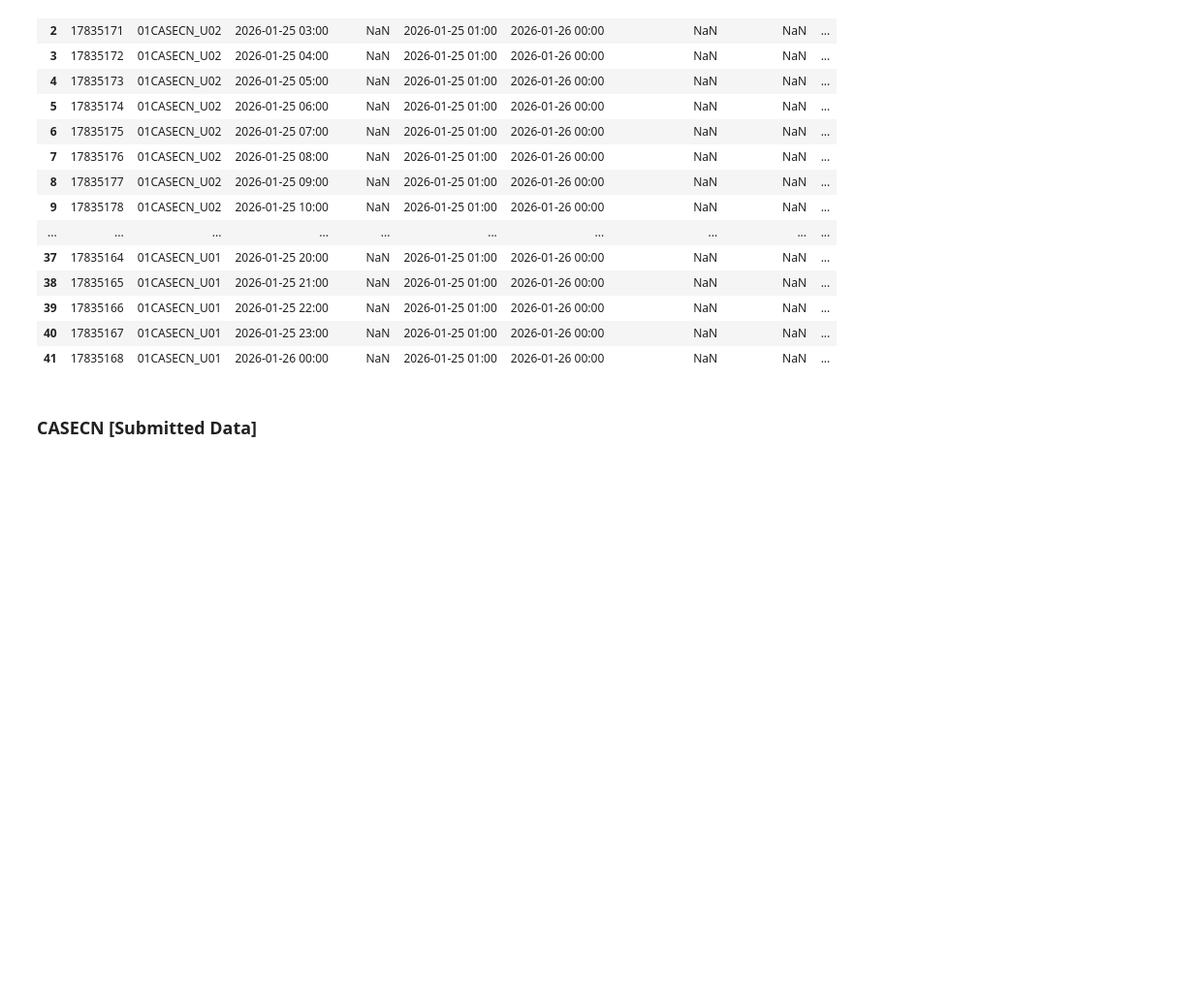
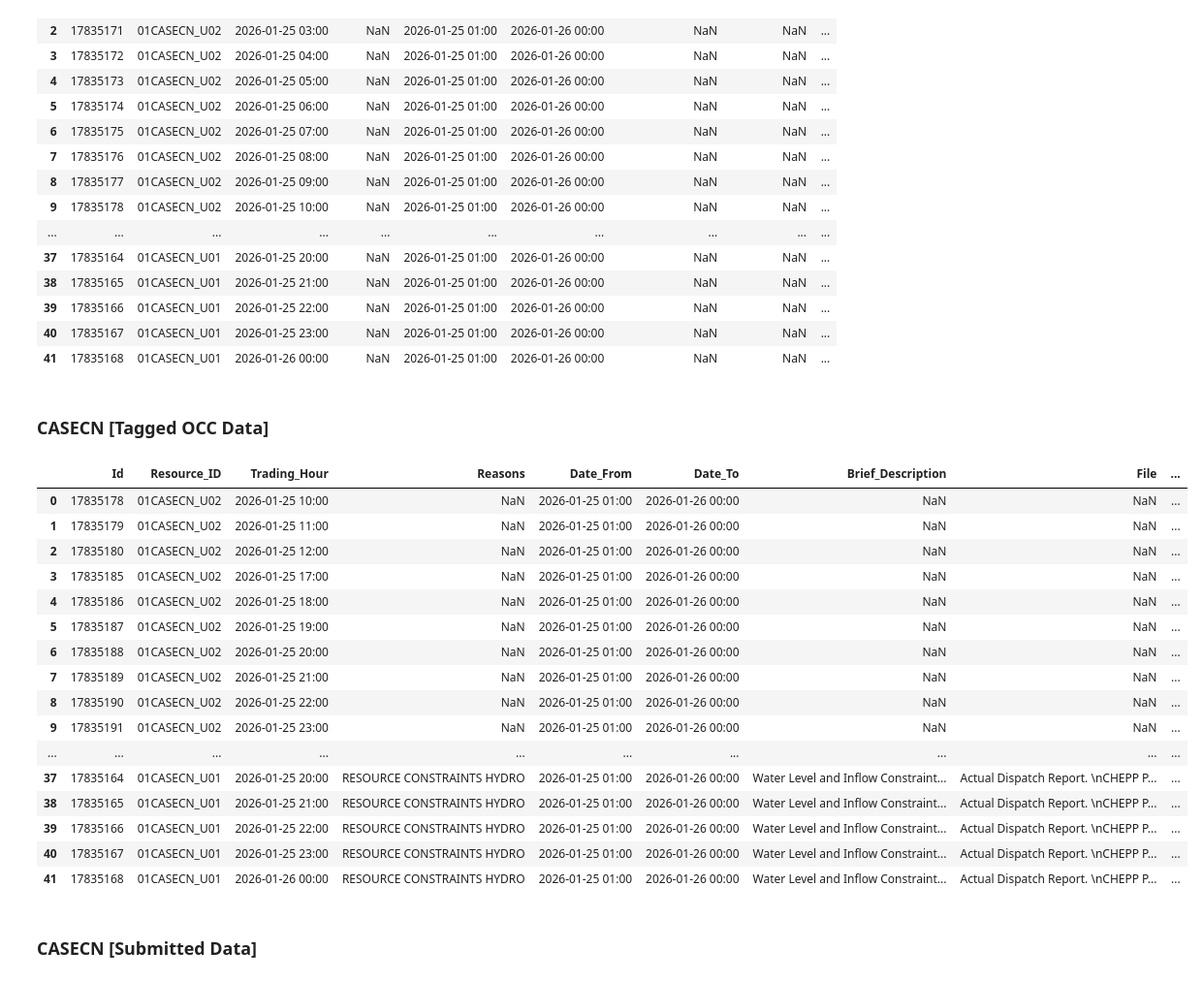
Before and after one commit to tfmellow/cpems-automation-talend-training, a Jupyter notebook: notebook.ipynb, the cells around one changed output. Shown at 97% size. Drawn from its saved outputs; the diff is of its cells as text; code cells hidden in the pictures; blank space fills up the shorter version.

```diff
--- a/notebook.ipynb
+++ b/notebook.ipynb
@@ -41,6 +41,48 @@ df_casecn_mapped[casecn_mapped_cols]
 | 39 | 17835166 | 01CASECN_U01 | 2026-01-25 22:00 | NaN | 2026-01-25 01:00 | 2026-01-26 00:00 | NaN | NaN | ... |
 | 40 | 17835167 | 01CASECN_U01 | 2026-01-25 23:00 | NaN | 2026-01-25 01:00 | 2026-01-26 00:00 | NaN | NaN | ... |
 | 41 | 17835168 | 01CASECN_U01 | 2026-01-26 00:00 | NaN | 2026-01-25 01:00 | 2026-01-26 00:00 | NaN | NaN | ... |
+# %% [markdown]
+### CASECN [Tagged OCC Data]
+# %%
+df_casecn_tagged = pd.read_csv('talend_output/CPEMS_FRLC_CASECN_OCC_20260125_TaggedOCC.csv')
+casecn_tagged_cols = ['Id',
+               'Resource_ID',
+               'Trading_Hour',
+               'Reasons',
+               'Date_From',
+               'Date_To',
+               'Brief_Description',
+               'File',
+               'Registered_Capacity',
+               'Offered_Capacity',
+               'Total_Offered_Capacity',
+               'Seasonal_Max_Capability',
+               'Has_Outage'
+]
+
+# pd.set_option('display.max_colwidth', 50)
+pd.set_option('display.max_colwidth', None)
+
+df_casecn_tagged[casecn_tagged_cols]
+# df_casecn_tagged[df_casecn_tagged['ID'] == 17835178][casecn_tagged_cols]
+# %% [output]
+|  | Id | Resource_ID | Trading_Hour | Reasons | Date_From | Date_To | Brief_Description | File | ... |
+| 0 | 17835178 | 01CASECN_U02 | 2026-01-25 10:00 | NaN | 2026-01-25 01:00 | 2026-01-26 00:00 | NaN | NaN | ... |
+| 1 | 17835179 | 01CASECN_U02 | 2026-01-25 11:00 | NaN | 2026-01-25 01:00 | 2026-01-26 00:00 | NaN | NaN | ... |
+| 2 | 17835180 | 01CASECN_U02 | 2026-01-25 12:00 | NaN | 2026-01-25 01:00 | 2026-01-26 00:00 | NaN | NaN | ... |
+| 3 | 17835185 | 01CASECN_U02 | 2026-01-25 17:00 | NaN | 2026-01-25 01:00 | 2026-01-26 00:00 | NaN | NaN | ... |
+| 4 | 17835186 | 01CASECN_U02 | 2026-01-25 18:00 | NaN | 2026-01-25 01:00 | 2026-01-26 00:00 | NaN | NaN | ... |
+| 5 | 17835187 | 01CASECN_U02 | 2026-01-25 19:00 | NaN | 2026-01-25 01:00 | 2026-01-26 00:00 | NaN | NaN | ... |
+| 6 | 17835188 | 01CASECN_U02 | 2026-01-25 20:00 | NaN | 2026-01-25 01:00 | 2026-01-26 00:00 | NaN | NaN | ... |
+| 7 | 17835189 | 01CASECN_U02 | 2026-01-25 21:00 | NaN | 2026-01-25 01:00 | 2026-01-26 00:00 | NaN | NaN | ... |
+| 8 | 17835190 | 01CASECN_U02 | 2026-01-25 22:00 | NaN | 2026-01-25 01:00 | 2026-01-26 00:00 | NaN | NaN | ... |
+| 9 | 17835191 | 01CASECN_U02 | 2026-01-25 23:00 | NaN | 2026-01-25 01:00 | 2026-01-26 00:00 | NaN | NaN | ... |
+| ... | ... | ... | ... | ... | ... | ... | ... | ... | ... |
+| 37 | 17835164 | 01CASECN_U01 | 2026-01-25 20:00 | RESOURCE CONSTRAINTS HYDRO | 2026-01-25 01:00 | 2026-01-26 00:00 | Water Level and Inflow Constraint... | Actual Dispatch Report. \nCHEPP P... | ... |
+| 38 | 17835165 | 01CASECN_U01 | 2026-01-25 21:00 | RESOURCE CONSTRAINTS HYDRO | 2026-01-25 01:00 | 2026-01-26 00:00 | Water Level and Inflow Constraint... | Actual Dispatch Report. \nCHEPP P... | ... |
+| 39 | 17835166 | 01CASECN_U01 | 2026-01-25 22:00 | RESOURCE CONSTRAINTS HYDRO | 2026-01-25 01:00 | 2026-01-26 00:00 | Water Level and Inflow Constraint... | Actual Dispatch Report. \nCHEPP P... | ... |
+| 40 | 17835167 | 01CASECN_U01 | 2026-01-25 23:00 | RESOURCE CONSTRAINTS HYDRO | 2026-01-25 01:00 | 2026-01-26 00:00 | Water Level and Inflow Constraint... | Actual Dispatch Report. \nCHEPP P... | ... |
+| 41 | 17835168 | 01CASECN_U01 | 2026-01-26 00:00 | RESOURCE CONSTRAINTS HYDRO | 2026-01-25 01:00 | 2026-01-26 00:00 | Water Level and Inflow Constraint... | Actual Dispatch Report. \nCHEPP P... | ... |
 # %% [markdown]
 ### CASECN [Submitted Data]
 # %%
```
Also changed, not shown: parts of 3 cells of this notebook.
